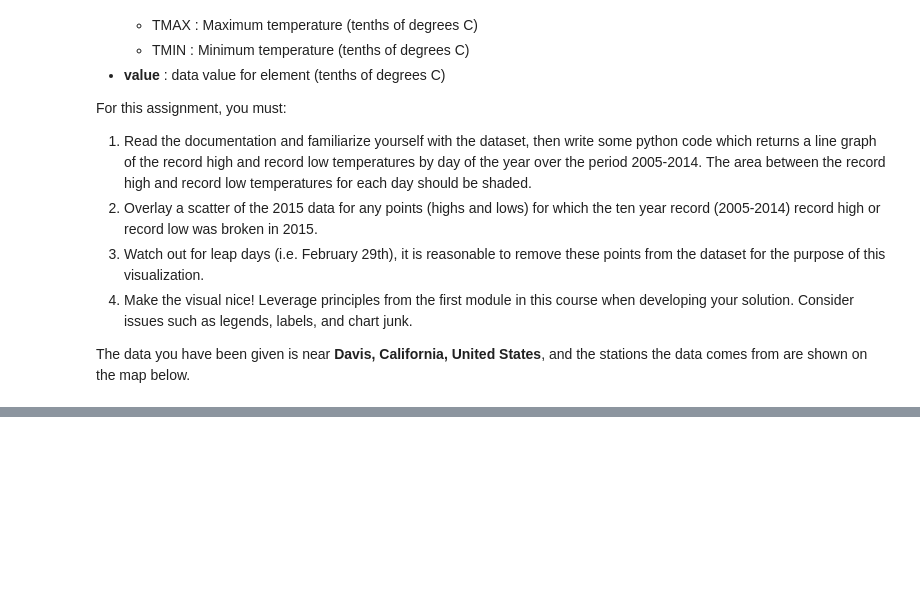
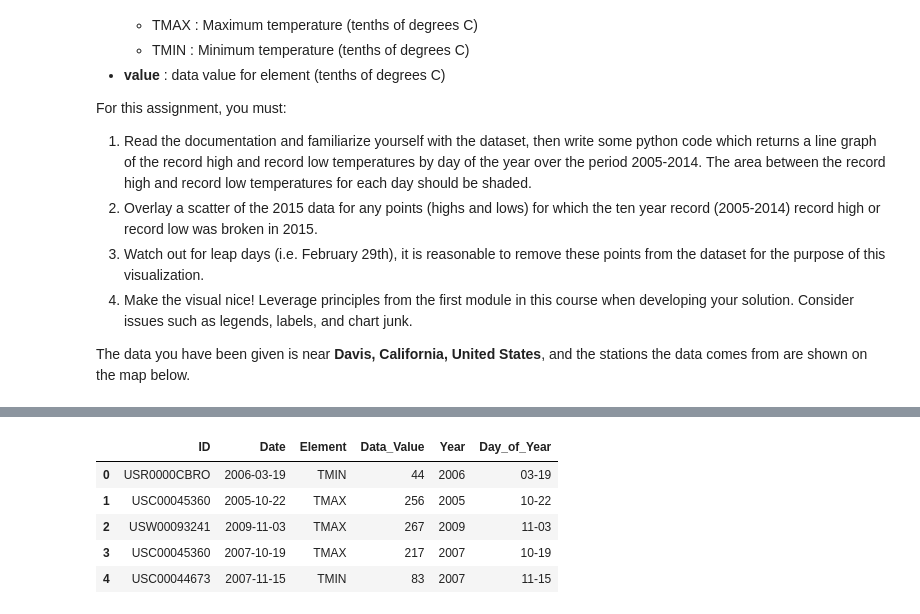
Before and after one commit to jlyang1990/Applied_Data_Science_with_Python, a Jupyter notebook: Applied_Plotting_Charting_Data_Representation_in_Python/Assignment2.ipynb, the cells around one changed output, grey strips where cells are left out. Saved outputs shown, nothing was run; the diff lists cells and outputs as text; code cells hidden in the pictures; blank space fills up the shorter version.

```diff
--- a/Applied_Plotting_Charting_Data_Representation_in_Python/Assignment2.ipynb
+++ b/Applied_Plotting_Charting_Data_Representation_in_Python/Assignment2.ipynb
@@ -47,3 +47,5 @@ def leaflet_plot_stations(binsize, hashid):
 leaflet_plot_stations(400,'4943b4d63f74f059e13ef52358b31b5161a59afa979f0afd4118ff66')
 # %% [output]
 [interactive output not drawn]
+# %%
+df = pd.read_csv('data/C2A2_data/BinnedCsvs_d400/4943b4d63f74f059e13ef52358b31b5161a59afa979f0afd4118ff66.csv')
@@ -49,0 +56,9 @@ leaflet_plot_stations(400,'4943b4d63f74f059e13ef52358b31b5161a59afa979f0afd4118f
+# %%
+df.head()
+# %% [output]
+|  | ID | Date | Element | Data_Value | Year | Day_of_Year |
+| 0 | USR0000CBRO | 2006-03-19 | TMIN | 44 | 2006 | 03-19 |
+| 1 | USC00045360 | 2005-10-22 | TMAX | 256 | 2005 | 10-22 |
+| 2 | USW00093241 | 2009-11-03 | TMAX | 267 | 2009 | 11-03 |
+| 3 | USC00045360 | 2007-10-19 | TMAX | 217 | 2007 | 10-19 |
+| 4 | USC00044673 | 2007-11-15 | TMIN | 83 | 2007 | 11-15 |
```
Also changed, not shown: parts of 6 cells of this notebook, 2 other files.
